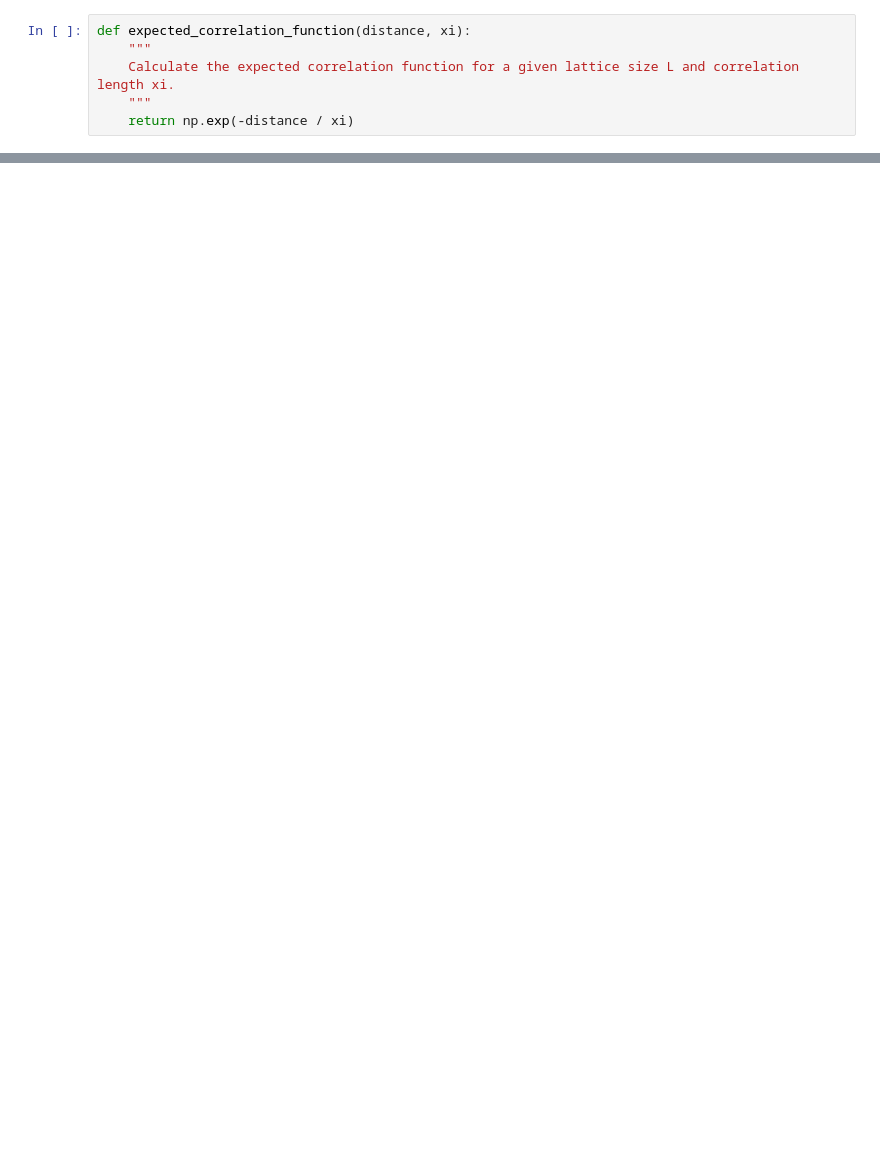
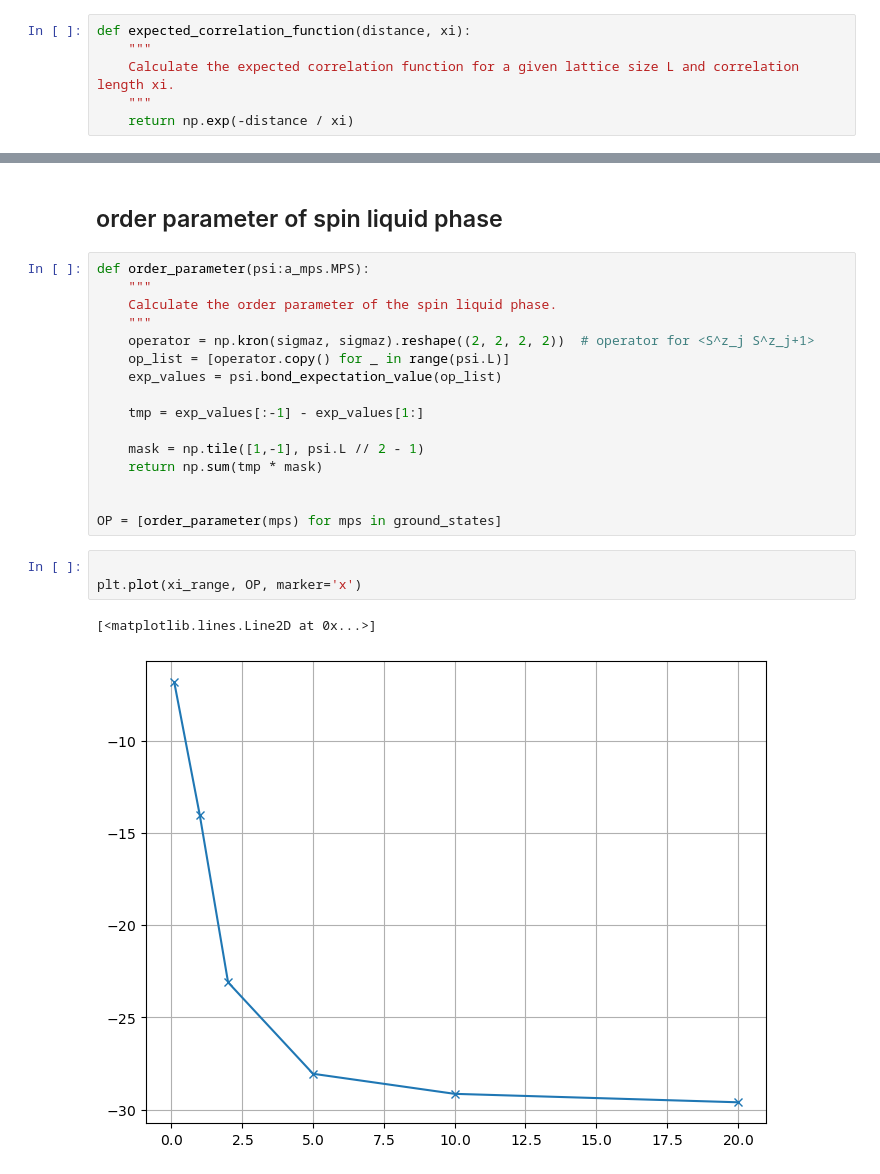
Before and after one commit to timmguthle/CMB_MPS_project_nr_17, a Jupyter notebook: main.ipynb, the cells around one changed output, grey strips where cells are left out. Saved outputs shown, nothing was run; the diff lists cells and outputs as text; blank space fills up the shorter version.

```diff
--- a/main.ipynb
+++ b/main.ipynb
@@ -285,0 +372,24 @@ ax.legend()
+# %% [markdown]
+## order parameter of spin liquid phase
+# %%
+def order_parameter(psi:a_mps.MPS):
+    """
+    Calculate the order parameter of the spin liquid phase.
+    """
+    operator = np.kron(sigmaz, sigmaz).reshape((2, 2, 2, 2))  # operator for <S^z_j S^z_j+1>
+    op_list = [operator.copy() for _ in range(psi.L)]
+    exp_values = psi.bond_expectation_value(op_list)
+
+    tmp = exp_values[:-1] - exp_values[1:]
+
+    mask = np.tile([1,-1], psi.L // 2 - 1)
+    return np.sum(tmp * mask)
+
+
+OP = [order_parameter(mps) for mps in ground_states]
+# %%
+
+plt.plot(xi_range, OP, marker='x')
+# %% [output]
+[<matplotlib.lines.Line2D at 0x...>]
+[figure, added]
```
Also changed, not shown: parts of 16 cells of this notebook, 6 other files.
